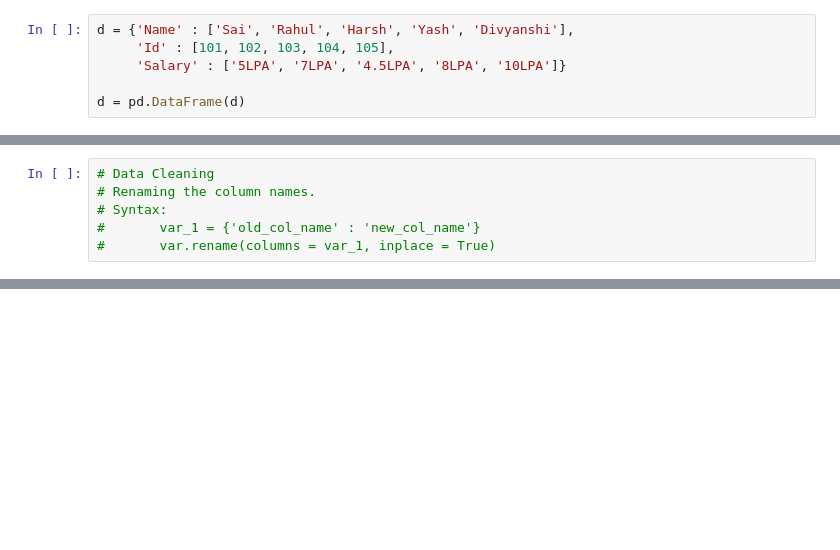
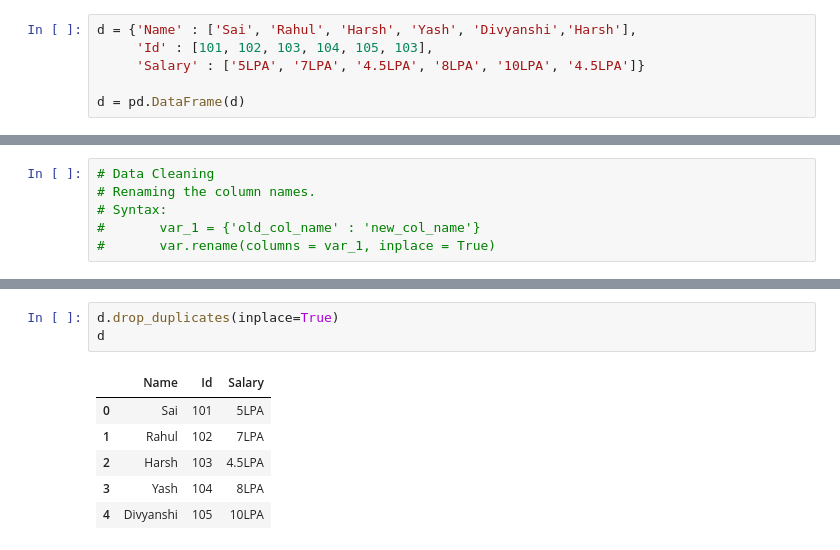
Before and after one commit to avnish-007/temp-repo, a Jupyter notebook: not_so_imp.ipynb, the cells around one changed output, grey strips where cells are left out. Saved outputs shown, nothing was run; the diff lists cells and outputs as text; blank space fills up the shorter version.

```diff
--- a/not_so_imp.ipynb
+++ b/not_so_imp.ipynb
@@ -447,9 +447,9 @@ aam       800
 Banana     50
 dtype: int64
 # %%
-d = {'Name' : ['Sai', 'Rahul', 'Harsh', 'Yash', 'Divyanshi'],
-     'Id' : [101, 102, 103, 104, 105],
-     'Salary' : ['5LPA', '7LPA', '4.5LPA', '8LPA', '10LPA']}
+d = {'Name' : ['Sai', 'Rahul', 'Harsh', 'Yash', 'Divyanshi','Harsh'],
+     'Id' : [101, 102, 103, 104, 105, 103],
+     'Salary' : ['5LPA', '7LPA', '4.5LPA', '8LPA', '10LPA', '4.5LPA']}
 
 d = pd.DataFrame(d)
 # %%
@@ -733,0 +774,10 @@ titanic.isnull()
+# %%
+d.drop_duplicates(inplace=True)
+d
+# %% [output]
+|  | Name | Id | Salary |
+| 0 | Sai | 101 | 5LPA |
+| 1 | Rahul | 102 | 7LPA |
+| 2 | Harsh | 103 | 4.5LPA |
+| 3 | Yash | 104 | 8LPA |
+| 4 | Divyanshi | 105 | 10LPA |
```
Also changed, not shown: parts of 8 cells of this notebook.
